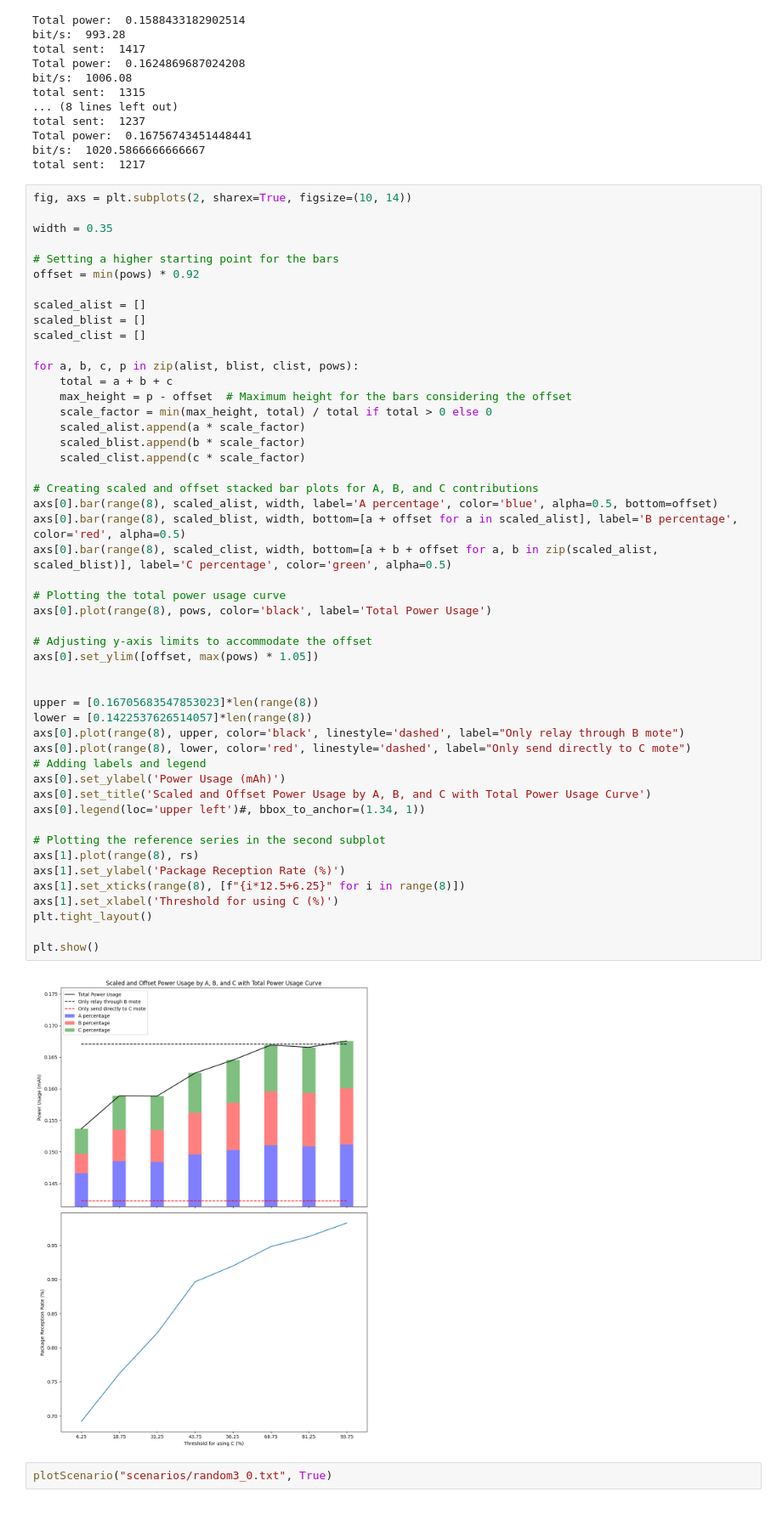
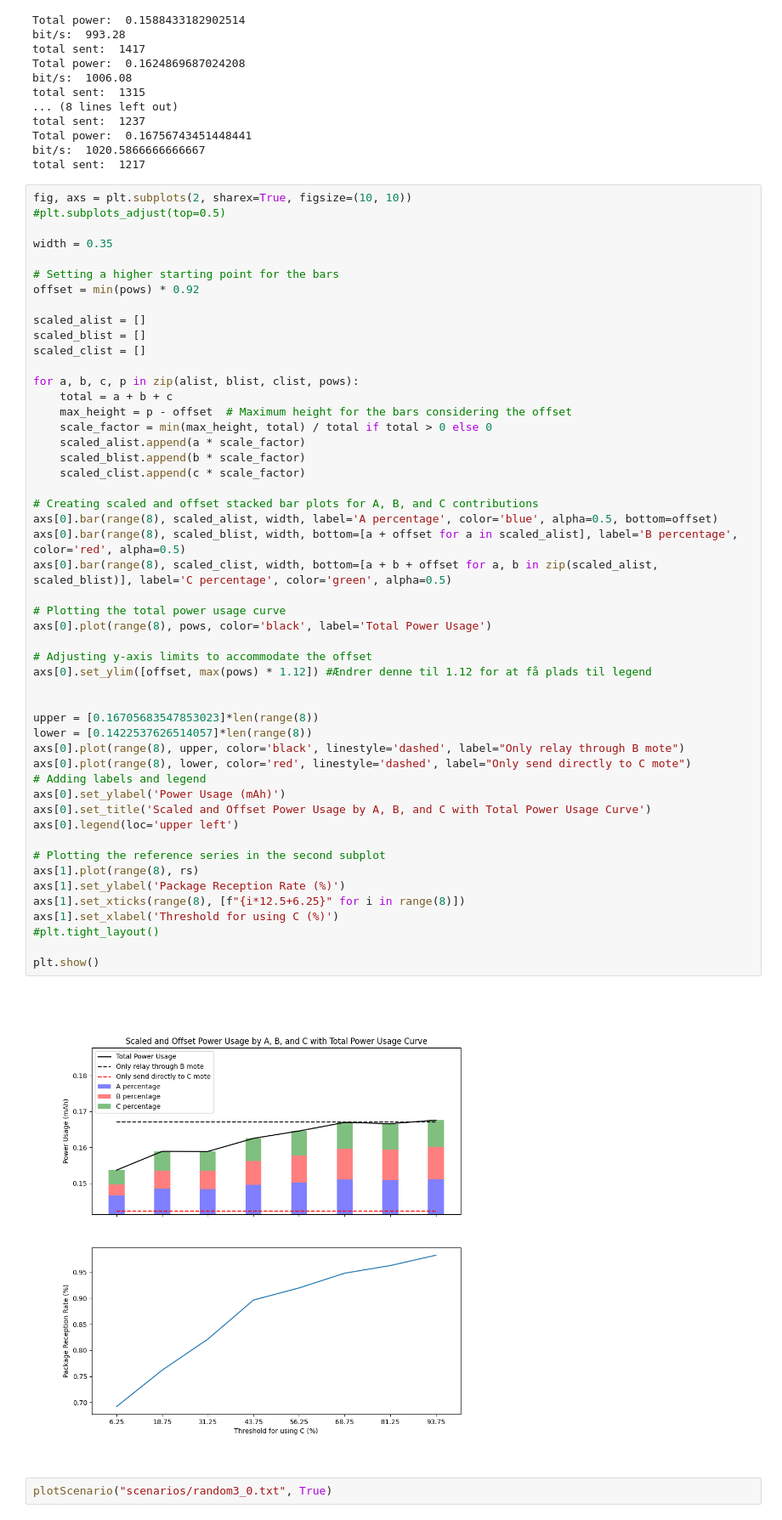
Before and after one commit to Rasmus-M-C/WSN-Project, a Jupyter notebook: plot_windows.ipynb, the cells around one changed output. Shown at 85% size. Cells and saved outputs as stored; diff of their text form.

```diff
--- a/plot_windows.ipynb
+++ b/plot_windows.ipynb
@@ -250,7 +250,8 @@ Total power:  0.16756743451448441
 bit/s:  1020.5866666666667
 total sent:  1217
 # %%
-fig, axs = plt.subplots(2, sharex=True, figsize=(10, 14))
+fig, axs = plt.subplots(2, sharex=True, figsize=(10, 10))
+#plt.subplots_adjust(top=0.5)
 
 width = 0.35
 
@@ -269,37 +270,37 @@ for a, b, c, p in zip(alist, blist, clist, pows):
     scaled_blist.append(b * scale_factor)
     scaled_clist.append(c * scale_factor)
 
 # Creating scaled and offset stacked bar plots for A, B, and C contributions
 axs[0].bar(range(8), scaled_alist, width, label='A percentage', color='blue', alpha=0.5, bottom=offset)
 axs[0].bar(range(8), scaled_blist, width, bottom=[a + offset for a in scaled_alist], label='B percentage', color='red', alpha=0.5)
 axs[0].bar(range(8), scaled_clist, width, bottom=[a + b + offset for a, b in zip(scaled_alist, scaled_blist)], label='C percentage', color='green', alpha=0.5)
 
 # Plotting the total power usage curve
 axs[0].plot(range(8), pows, color='black', label='Total Power Usage')
 
 # Adjusting y-axis limits to accommodate the offset
-axs[0].set_ylim([offset, max(pows) * 1.05])
+axs[0].set_ylim([offset, max(pows) * 1.12]) #Ændrer denne til 1.12 for at få plads til legend
 
 
 upper = [0.16705683547853023]*len(range(8))
 lower = [0.1422537626514057]*len(range(8))
 axs[0].plot(range(8), upper, color='black', linestyle='dashed', label="Only relay through B mote")
 axs[0].plot(range(8), lower, color='red', linestyle='dashed', label="Only send directly to C mote")
 # Adding labels and legend
 axs[0].set_ylabel('Power Usage (mAh)')
 axs[0].set_title('Scaled and Offset Power Usage by A, B, and C with Total Power Usage Curve')
-axs[0].legend(loc='upper left')#, bbox_to_anchor=(1.34, 1))
+axs[0].legend(loc='upper left')
 
 # Plotting the reference series in the second subplot
 axs[1].plot(range(8), rs)
 axs[1].set_ylabel('Package Reception Rate (%)')
 axs[1].set_xticks(range(8), [f"{i*12.5+6.25}" for i in range(8)])
 axs[1].set_xlabel('Threshold for using C (%)')
-plt.tight_layout()
+#plt.tight_layout()
 
 plt.show()
 # %% [output]
-[figure, old version]
+[figure, new version]
 # %%
 plotScenario("scenarios/random3_0.txt", True)
 # %% [output]
```
Also changed, not shown: parts of 1 cell of this notebook.
